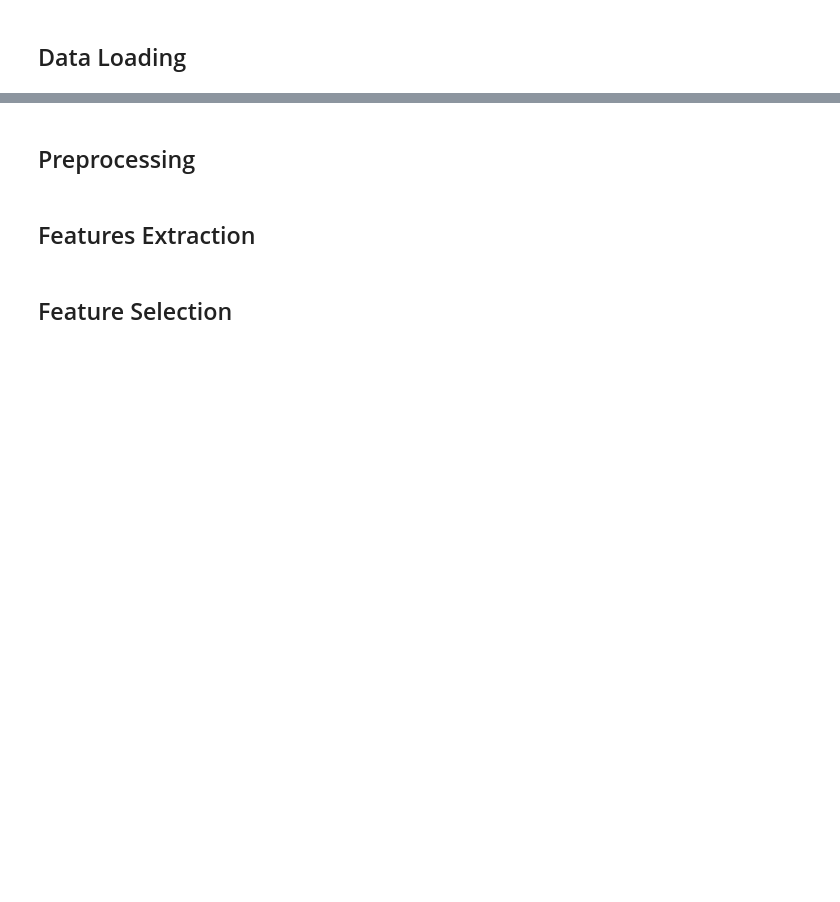
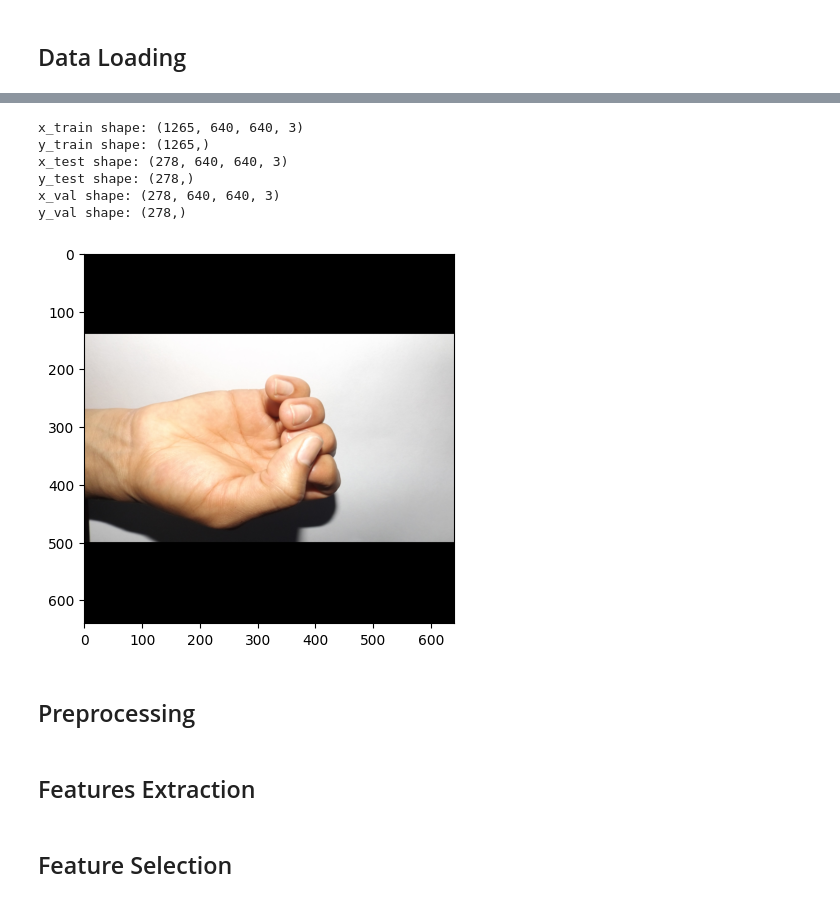
Before and after one commit to MostafaAshraf98/Project-Pattern-Recognition, a Jupyter notebook: main.ipynb, the cells around one changed output, grey strips where cells are left out. Drawn from its saved outputs; the diff is of its cells as text; code cells hidden in the pictures; blank space fills up the shorter version.

```diff
--- a/main.ipynb
+++ b/main.ipynb
@@ -23,4 +24,3 @@ import numpy as np
 ## Data Loading
 # %%
 dataloader = DataLoader(Path('./data'))
-X_train, y_train, X_test, y_test, X_val, y_val = dataloader.loadData()
@@ -40,0 +27,3 @@ y_val = np.load('y_val.npy')
+# %%
+# Load Data from files
+x_train, y_train, x_test, y_test, x_val, y_val = dataloader.load_data()
@@ -41,13 +40,25 @@ y_val = np.load('y_val.npy')
+# %%
+# Load saved load
+x_train, y_train, x_test, y_test, x_val, y_val = dataloader.load_saved_data()
 # %%
-print(f"X_train shape: {X_train.shape}")
+print(f"x_train shape: {x_train.shape}")
 print(f"y_train shape: {y_train.shape}")
-print(f"X_test shape: {X_test.shape}")
+print(f"x_test shape: {x_test.shape}")
 print(f"y_test shape: {y_test.shape}")
-print(f"X_val shape: {X_val.shape}")
+print(f"x_val shape: {x_val.shape}")
 print(f"y_val shape: {y_val.shape}")
+# %% [output]
+x_train shape: (1265, 640, 640, 3)
+y_train shape: (1265,)
+x_test shape: (278, 640, 640, 3)
+y_test shape: (278,)
+x_val shape: (278, 640, 640, 3)
+y_val shape: (278,)
 # %%
-plt.imshow(X_train[100])
+plt.imshow(x_train[100])
 plt.show()
+# %% [output]
+[figure, added]
 # %% [markdown]
 ## Preprocessing
 # %%
```
Also changed, not shown: parts of 5 cells of this notebook, 2 other files.
